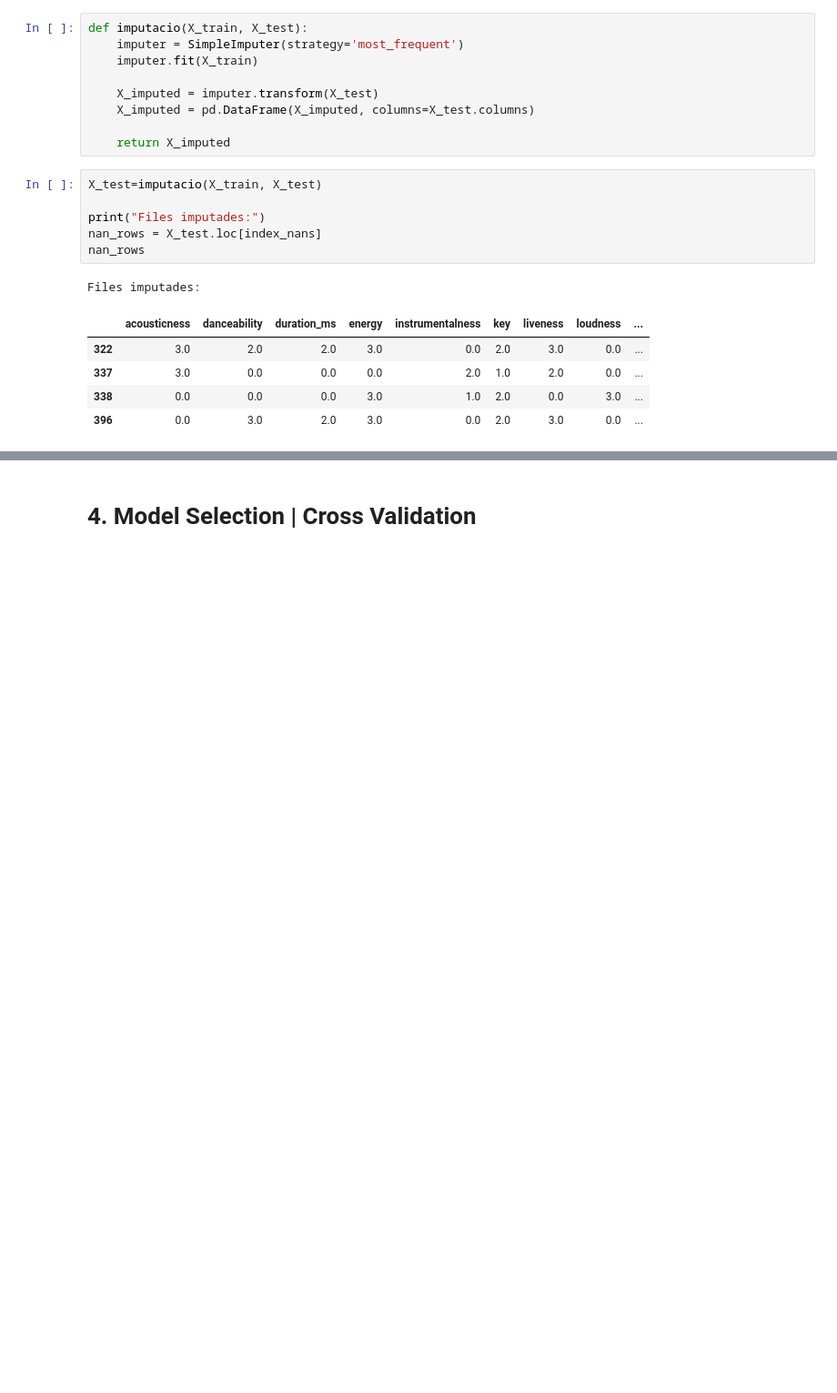
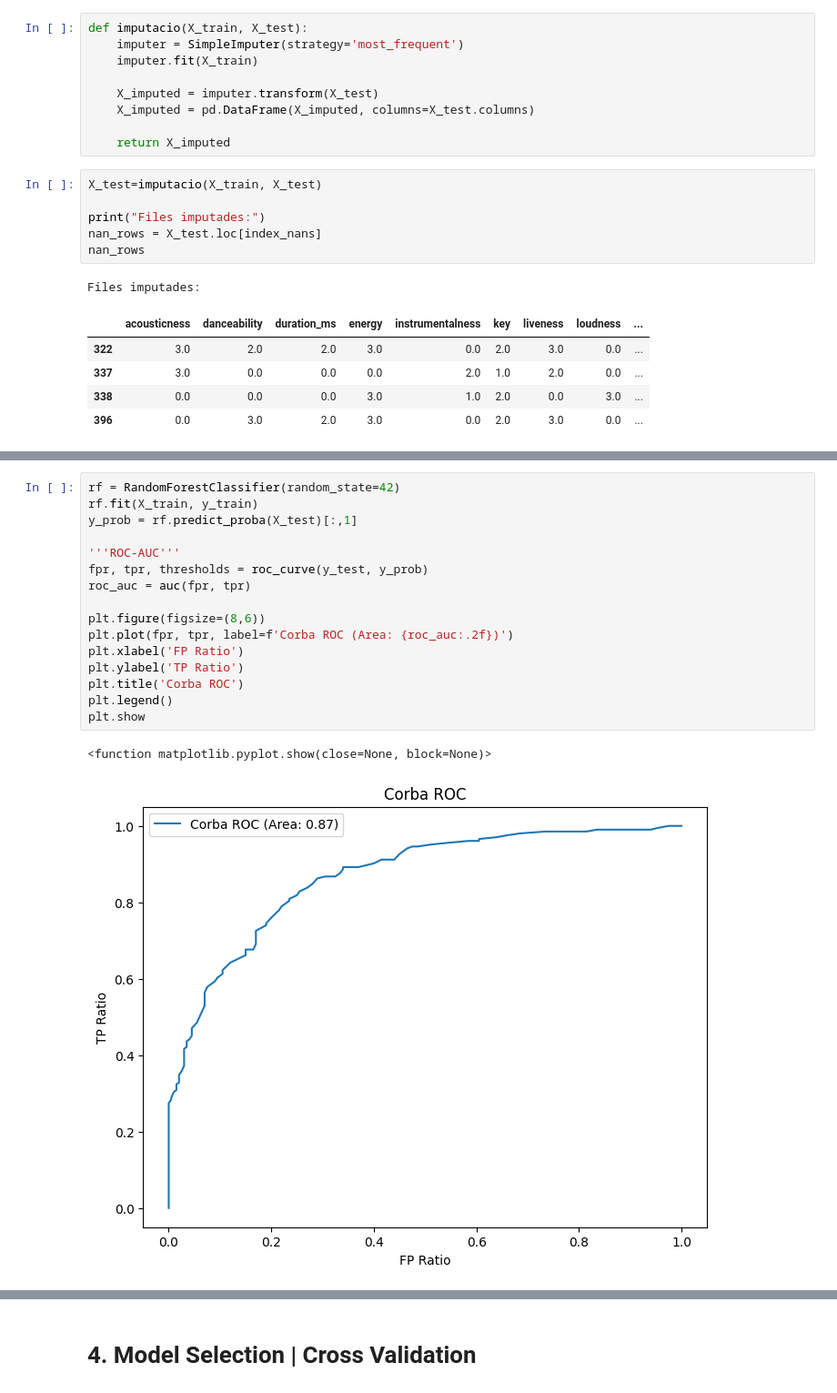
Before and after one commit to laranyeta/APC-Kaggle, a Jupyter notebook: APC_Kaggle_SpotifySongAttributes.ipynb, the cells around one changed output, grey strips where cells are left out. Shown at 91% size. Saved outputs shown, nothing was run; the diff lists cells and outputs as text; blank space fills up the shorter version.

```diff
--- a/APC_Kaggle_SpotifySongAttributes.ipynb
+++ b/APC_Kaggle_SpotifySongAttributes.ipynb
@@ -400,0 +435,19 @@ def preprocessing_split(df):
+# %%
+rf = RandomForestClassifier(random_state=42)
+rf.fit(X_train, y_train)
+y_prob = rf.predict_proba(X_test)[:,1]
+
+'''ROC-AUC'''
+fpr, tpr, thresholds = roc_curve(y_test, y_prob)
+roc_auc = auc(fpr, tpr)
+
+plt.figure(figsize=(8,6))
+plt.plot(fpr, tpr, label=f'Corba ROC (Area: {roc_auc:.2f})')
+plt.xlabel('FP Ratio')
+plt.ylabel('TP Ratio')
+plt.title('Corba ROC')
+plt.legend()
+plt.show
+# %% [output]
+<function matplotlib.pyplot.show(close=None, block=None)>
+[figure, added]
```
Also changed, not shown: parts of 38 cells of this notebook.
